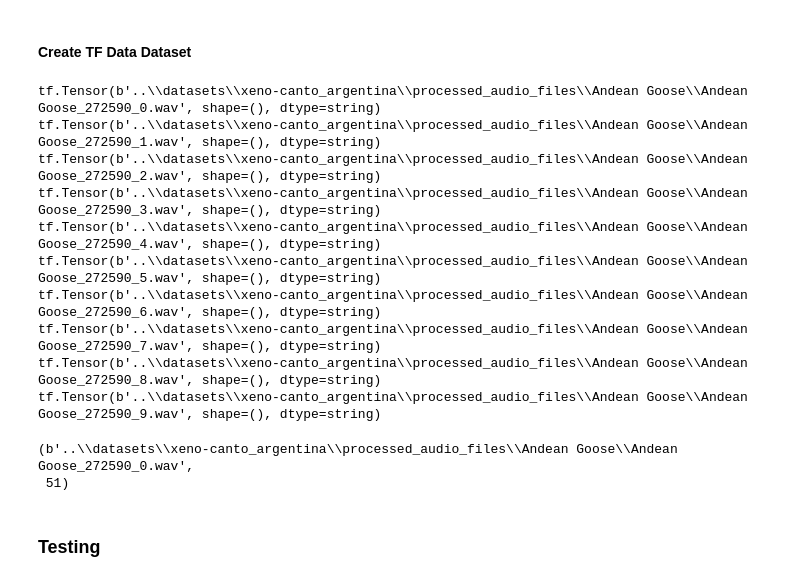
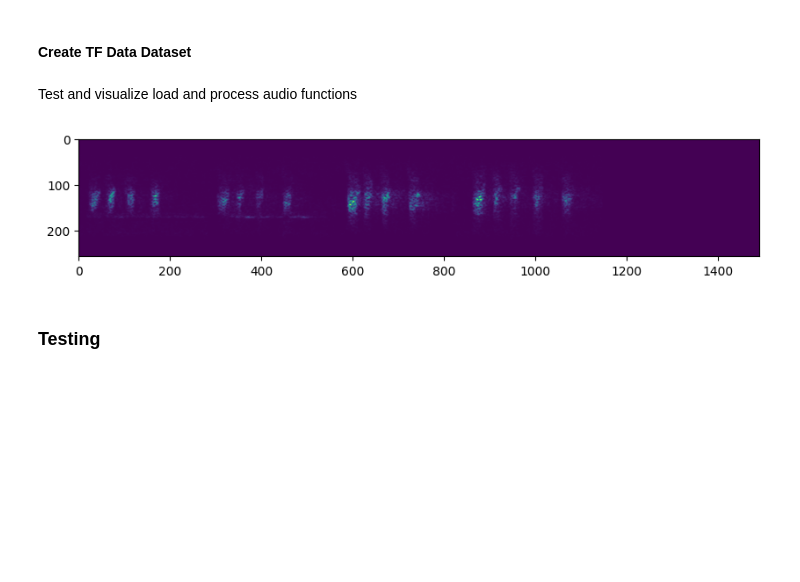
Before and after one commit to MatiasCarbone/ornithologist, a Jupyter notebook: notebooks/03-gbif_argentinian_birds.ipynb, the cells around one changed output. Drawn from its saved outputs; the diff is of its cells as text; code cells hidden in the pictures; blank space fills up the shorter version.

Commit message:
add pipeline function for computing spectrogram

```diff
--- a/notebooks/03-gbif_argentinian_birds.ipynb
+++ b/notebooks/03-gbif_argentinian_birds.ipynb
@@ -242,6 +244,18 @@ def load_audio(file_path):
   sr = tf.cast(sr, dtype=tf.int64)
 
   return audio
+# %%
+# Convert audio signal to spectrogram
+def process_audio(file_path, label):
+  # Load audio
+  audio = load_audio(file_path)
+
+  # Compute spectrogram
+  spectrogram = tf.signal.stft(audio, frame_length=320, frame_step=32)
+  spectrogram = tf.abs(spectrogram)
+  spectrogram = tf.expand_dims(spectrogram, axis=2)
+
+  return spectrogram, label
 # %%
 # Encode string labels as int. Returns list of encoded labels and labels dictionary.
 def encode_labels(labels_list):
@@ -272,26 +286,17 @@ labels = tf.data.Dataset.from_tensor_slices(encoded_labels)
 
 # Zip together audio dataset with labels dataset
 ds = tf.data.Dataset.zip((audio_ds, labels))
-# %%
-for i in audio_ds.take(10):
-  print(i)
-# %% [output]
-tf.Tensor(b'..\\datasets\\xeno-canto_argentina\\processed_audio_files\\Andean Goose\\Andean Goose_272590_0.wav', shape=(), dtype=string)
-tf.Tensor(b'..\\datasets\\xeno-canto_argentina\\processed_audio_files\\Andean Goose\\Andean Goose_272590_1.wav', shape=(), dtype=string)
-tf.Tensor(b'..\\datasets\\xeno-canto_argentina\\processed_audio_files\\Andean Goose\\Andean Goose_272590_2.wav', shape=(), dtype=string)
-tf.Tensor(b'..\\datasets\\xeno-canto_argentina\\processed_audio_files\\Andean Goose\\Andean Goose_272590_3.wav', shape=(), dtype=string)
-tf.Tensor(b'..\\datasets\\xeno-canto_argentina\\processed_audio_files\\Andean Goose\\Andean Goose_272590_4.wav', shape=(), dtype=string)
-tf.Tensor(b'..\\datasets\\xeno-canto_argentina\\processed_audio_files\\Andean Goose\\Andean Goose_272590_5.wav', shape=(), dtype=string)
-tf.Tensor(b'..\\datasets\\xeno-canto_argentina\\processed_audio_files\\Andean Goose\\Andean Goose_272590_6.wav', shape=(), dtype=string)
-tf.Tensor(b'..\\datasets\\xeno-canto_argentina\\processed_audio_files\\Andean Goose\\Andean Goose_272590_7.wav', shape=(), dtype=string)
-tf.Tensor(b'..\\datasets\\xeno-canto_argentina\\processed_audio_files\\Andean Goose\\Andean Goose_272590_8.wav', shape=(), dtype=string)
-tf.Tensor(b'..\\datasets\\xeno-canto_argentina\\processed_audio_files\\Andean Goose\\Andean Goose_272590_9.wav', shape=(), dtype=string)
-# %%
-# See one filename sample
-ds.as_numpy_iterator().next()
-# %% [output]
-(b'..\\datasets\\xeno-canto_argentina\\processed_audio_files\\Andean Goose\\Andean Goose_272590_0.wav',
- 51)
+# %% [markdown]
+Test and visualize load and process audio functions
+# %%
+filepath, label = ds.shuffle(1000).as_numpy_iterator().next()
+spectrogram, label = process_audio(filepath, label)
+
+plt.figure(figsize=(10, 6))
+plt.imshow(tf.transpose(spectrogram)[0])
+plt.show()
+# %% [output]
+[figure, added]
 # %% [markdown]
 ### Testing
 # %%
```
Also changed, not shown: parts of 2 cells of this notebook.
